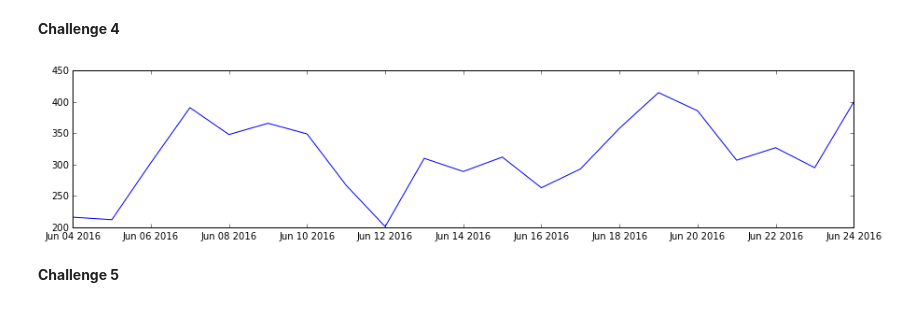
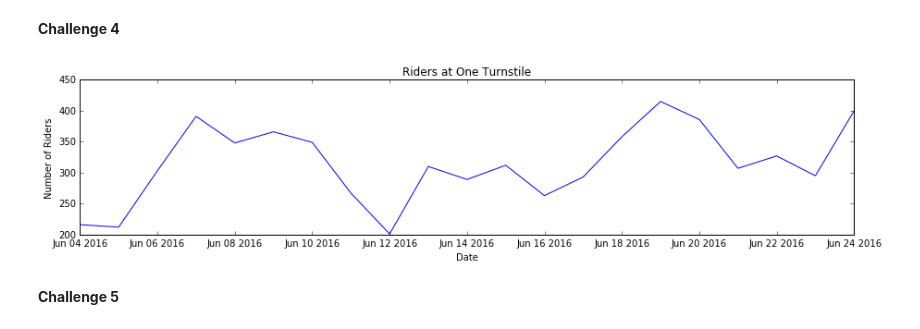
Before and after one commit to robinsones/dsp, a Jupyter notebook: challenges/submissions/adam/Benson_Challenges.ipynb, the cells around one changed output. Drawn from its saved outputs; the diff is of its cells as text; code cells hidden in the pictures.

Commit message:
add labels to my plots

```diff
--- a/challenges/submissions/adam/Benson_Challenges.ipynb
+++ b/challenges/submissions/adam/Benson_Challenges.ipynb
@@ -159,12 +159,15 @@ import matplotlib.pyplot as plt
 # %%
 for u,key in enumerate(d3.keys()):
     if u==0:
         dates = sorted(d3[key].keys())
         counts = [d3[key][date] for date in dates]
         plt.figure(figsize=(15,3))
         plt.plot(dates,counts)
+        plt.ylabel('Number of Riders')
+        plt.xlabel('Date')
+        plt.title('Riders at One Turnstile')
 # %% [output]
-[figure, old version]
+[figure, new version]
 # %% [markdown]
 **Challenge 5**
 # %%
```
Also changed, not shown: parts of 6 cells of this notebook.
